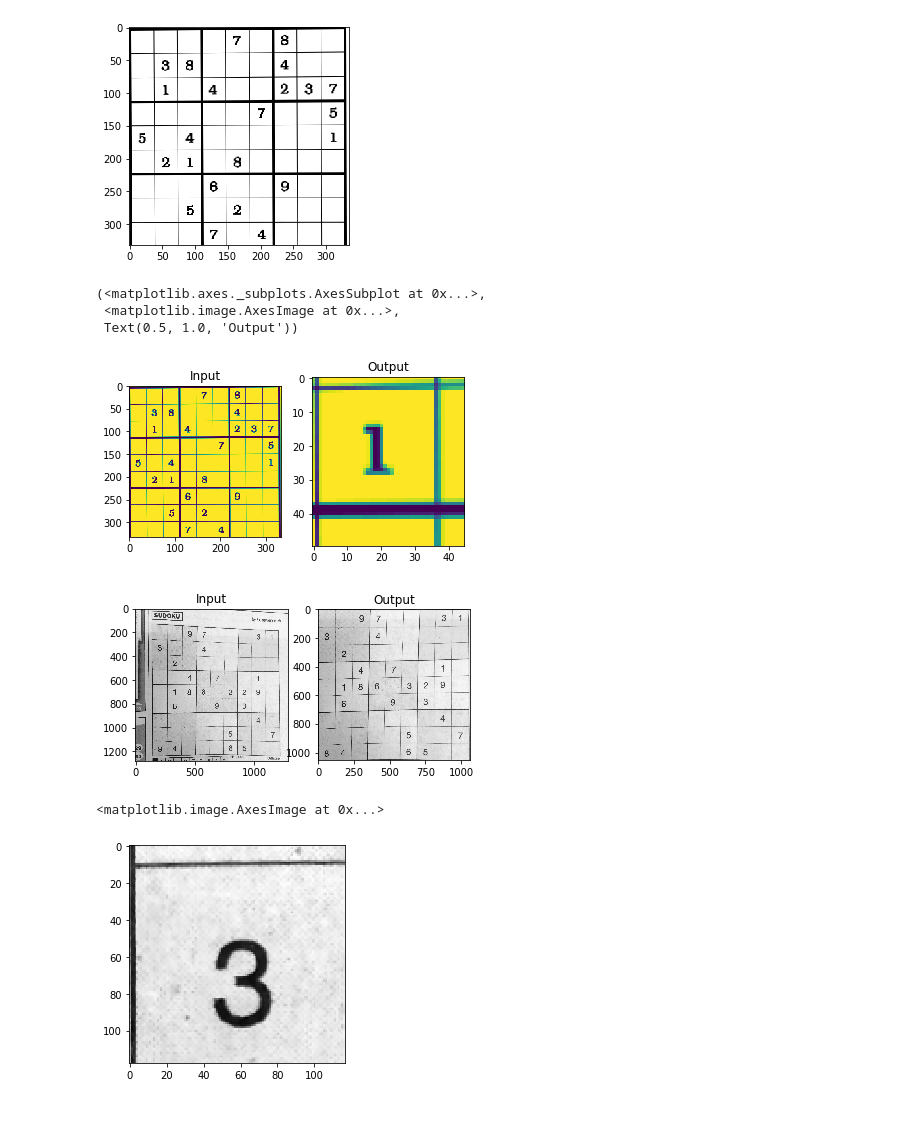
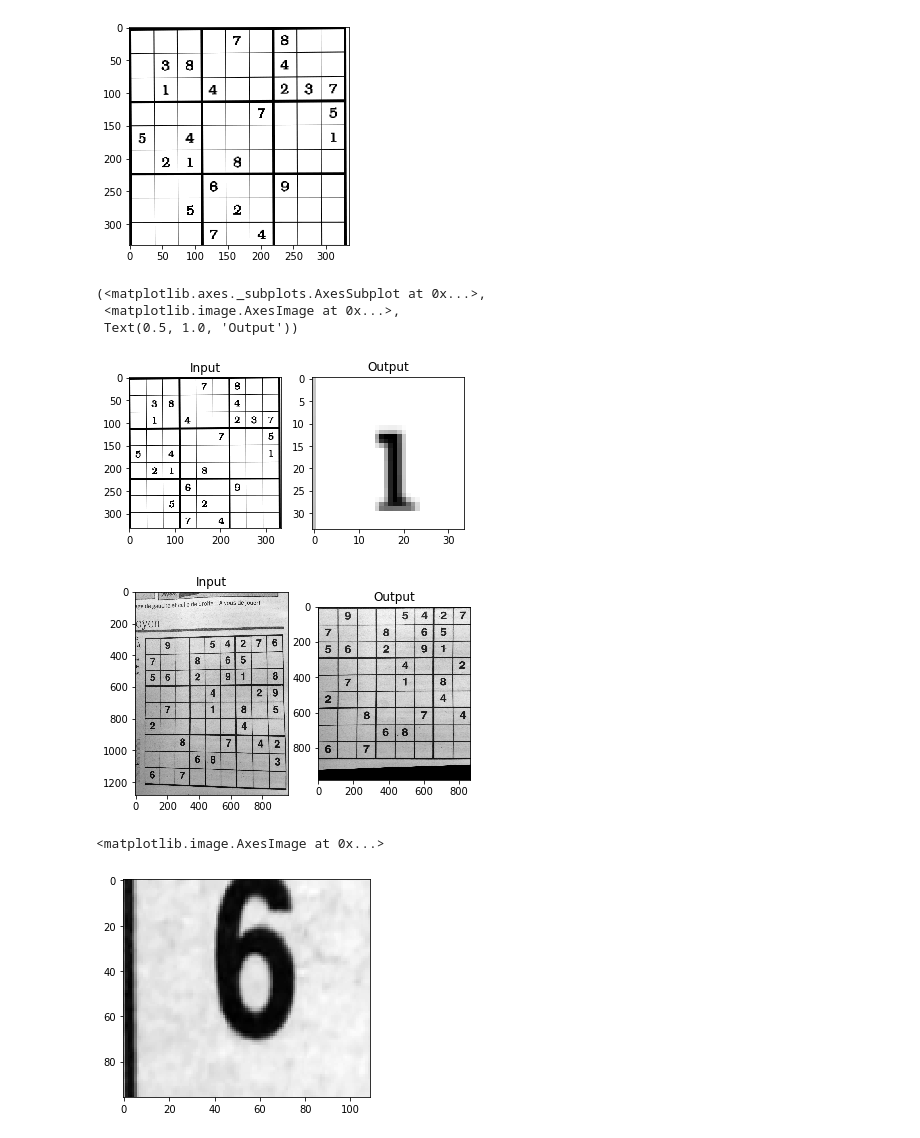
Before and after one commit to shreekanthsenthil/Sudoku-Solver-using-OpenCV, a Jupyter notebook: Grab.ipynb, the cells around one changed output. Saved outputs shown, nothing was run; the diff lists cells and outputs as text; code cells hidden in the pictures.

```diff
--- a/Grab.ipynb
+++ b/Grab.ipynb
@@ -89,20 +90,20 @@ plt.imshow(img_final,'gray')
 # %%
 rowp = row/9
 colp = col/9
 i=1
 j=2
-pts1 = np.float32([[i*rowp,j*rowp],[(i+1)*rowp,j*colp],[i*rowp,(j+1)*colp],[(i+1)*rowp,(j+1)*colp]])
+pts1 = np.float32([[i*1.05*rowp,j*(1.05*colp)],[(i+1)*0.95*rowp,j*1.05*colp],[i*1.05*rowp,(j+1)*0.95*colp],[(i+1)*0.95*rowp,(j+1)*0.95*colp]])
 #pts1 = np.float32([[x,y],[x+w,y],[x,y+h],[x+w,y+h]])
-pts2 = np.float32([[0,0],[rowp,0],[0,colp],[rowp,colp]])
+pts2 = np.float32([[0,0],[0.9*rowp,0],[0,0.9*colp],[0.9*rowp,0.9*colp]])
 M = cv.getPerspectiveTransform(pts1,pts2)
-dst = cv.warpPerspective(img_final,M,(45,50))
+dst = cv.warpPerspective(img_final,M,(ceil(0.9*rowp),ceil(0.9*colp)))
 plt.subplot(121),plt.imshow(img_final,'gray'),plt.title('Input')
-plt.subplot(122),plt.imshow(dst),plt.title('Output')
+plt.subplot(122),plt.imshow(dst,'gray'),plt.title('Output')
 # %% [output]
 (<matplotlib.axes._subplots.AxesSubplot at 0x...>,
  <matplotlib.image.AxesImage at 0x...>,
  Text(0.5, 1.0, 'Output'))
-[figure, old version]
+[figure, new version]
 # %%
 def extract_grid(img):
     row, col = img.shape
@@ -112,22 +113,22 @@ def extract_grid(img):
     dim = (floor(rowp),floor(colp))
     for i in range(9):
         for j in range(9):
-            pts1 = np.float32([[i*rowp,j*rowp],[(i+1)*rowp,j*colp],[i*rowp,(j+1)*colp],[(i+1)*rowp,(j+1)*colp]])
+            pts1 = np.float32([[i*1.025*rowp,j*1.025*colp],[(i+1)*0.975*rowp,j*1.025*colp],[i*1.025*rowp,(j+1)*0.975*colp],[(i+1)*0.975*rowp,(j+1)*0.975*colp]])
             pts2 = np.float32([[0,0],[rowp,0],[0,colp],[rowp,colp]])
             M = cv.getPerspectiveTransform(pts1,pts2)
             dst = cv.warpPerspective(img,M,dim)
             imgp.append(dst)
     return imgp
 
-img = cv.imread('sudoku3.jpg', cv.IMREAD_GRAYSCALE)
+img = cv.imread('sudoku.jpg', cv.IMREAD_GRAYSCALE)
 processed = proc_img(img)
 corners = grid(processed)
 img_final = perspect(img,corners)
 imgp = extract_grid(img_final)
 # %% [output]
-[figure, old version]
+[figure, new version]
 # %%
-plt.imshow(imgp[1],'gray')
+plt.imshow(imgp[8],'gray')
 # %% [output]
 <matplotlib.image.AxesImage at 0x...>
-[figure, old version]
+[figure, new version]
```
Also changed, not shown: parts of 11 cells of this notebook.
